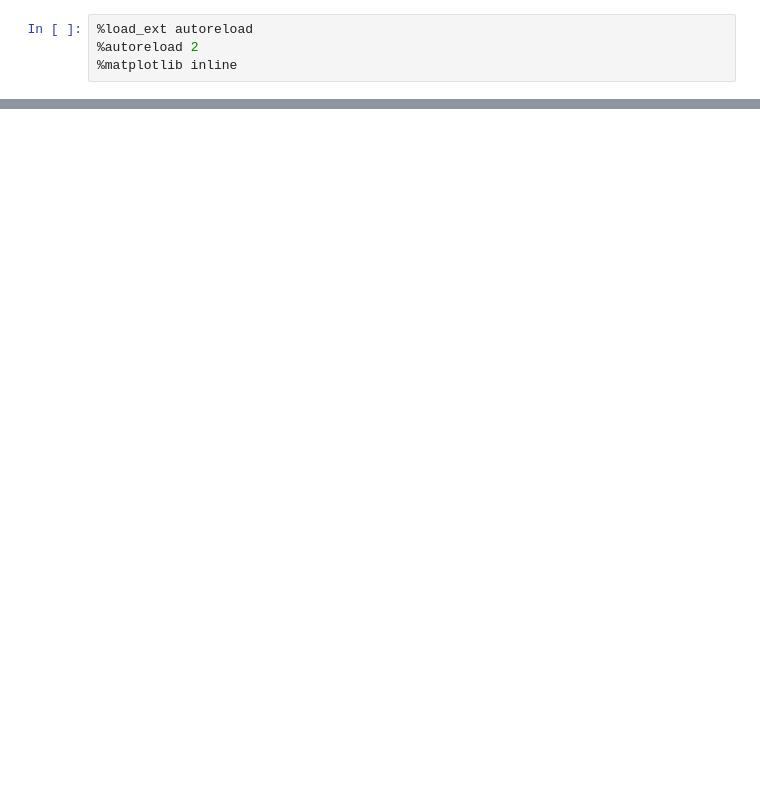
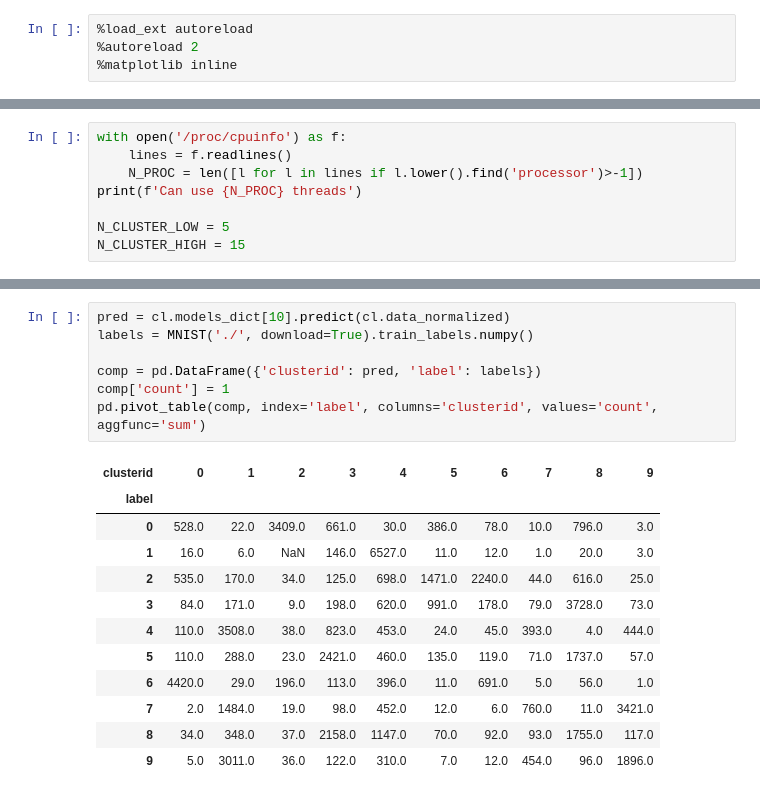
Before and after one commit to jhurlocker/pricingnbs, a Jupyter notebook: CPU - Clustering.ipynb, the cells around one changed output, grey strips where cells are left out. Cells and saved outputs as stored; diff of their text form; blank space fills up the shorter version.

```diff
--- a/CPU - Clustering.ipynb
+++ b/CPU - Clustering.ipynb
@@ -284,0 +22,8 @@ NameError: name 'Cluster' is not defined
+# %%
+with open('/proc/cpuinfo') as f:
+    lines = f.readlines()
+    N_PROC = len([l for l in lines if l.lower().find('processor')>-1])
+print(f'Can use {N_PROC} threads')
+
+N_CLUSTER_LOW = 5
+N_CLUSTER_HIGH = 15
@@ -284,0 +209,20 @@ NameError: name 'Cluster' is not defined
+# %%
+pred = cl.models_dict[10].predict(cl.data_normalized)
+labels = MNIST('./', download=True).train_labels.numpy()
+
+comp = pd.DataFrame({'clusterid': pred, 'label': labels})
+comp['count'] = 1
+pd.pivot_table(comp, index='label', columns='clusterid', values='count', aggfunc='sum')
+# %% [output]
+| clusterid | 0 | 1 | 2 | 3 | 4 | 5 | 6 | 7 | 8 | 9 |
+| label |  |  |  |  |  |  |  |  |  |  |
+| 0 | 528.0 | 22.0 | 3409.0 | 661.0 | 30.0 | 386.0 | 78.0 | 10.0 | 796.0 | 3.0 |
+| 1 | 16.0 | 6.0 | NaN | 146.0 | 6527.0 | 11.0 | 12.0 | 1.0 | 20.0 | 3.0 |
+| 2 | 535.0 | 170.0 | 34.0 | 125.0 | 698.0 | 1471.0 | 2240.0 | 44.0 | 616.0 | 25.0 |
+| 3 | 84.0 | 171.0 | 9.0 | 198.0 | 620.0 | 991.0 | 178.0 | 79.0 | 3728.0 | 73.0 |
+| 4 | 110.0 | 3508.0 | 38.0 | 823.0 | 453.0 | 24.0 | 45.0 | 393.0 | 4.0 | 444.0 |
+| 5 | 110.0 | 288.0 | 23.0 | 2421.0 | 460.0 | 135.0 | 119.0 | 71.0 | 1737.0 | 57.0 |
+| 6 | 4420.0 | 29.0 | 196.0 | 113.0 | 396.0 | 11.0 | 691.0 | 5.0 | 56.0 | 1.0 |
+| 7 | 2.0 | 1484.0 | 19.0 | 98.0 | 452.0 | 12.0 | 6.0 | 760.0 | 11.0 | 3421.0 |
+| 8 | 34.0 | 348.0 | 37.0 | 2158.0 | 1147.0 | 70.0 | 92.0 | 93.0 | 1755.0 | 117.0 |
+| 9 | 5.0 | 3011.0 | 36.0 | 122.0 | 310.0 | 7.0 | 12.0 | 454.0 | 96.0 | 1896.0 |
```
Also changed, not shown: parts of 18 cells of this notebook.
